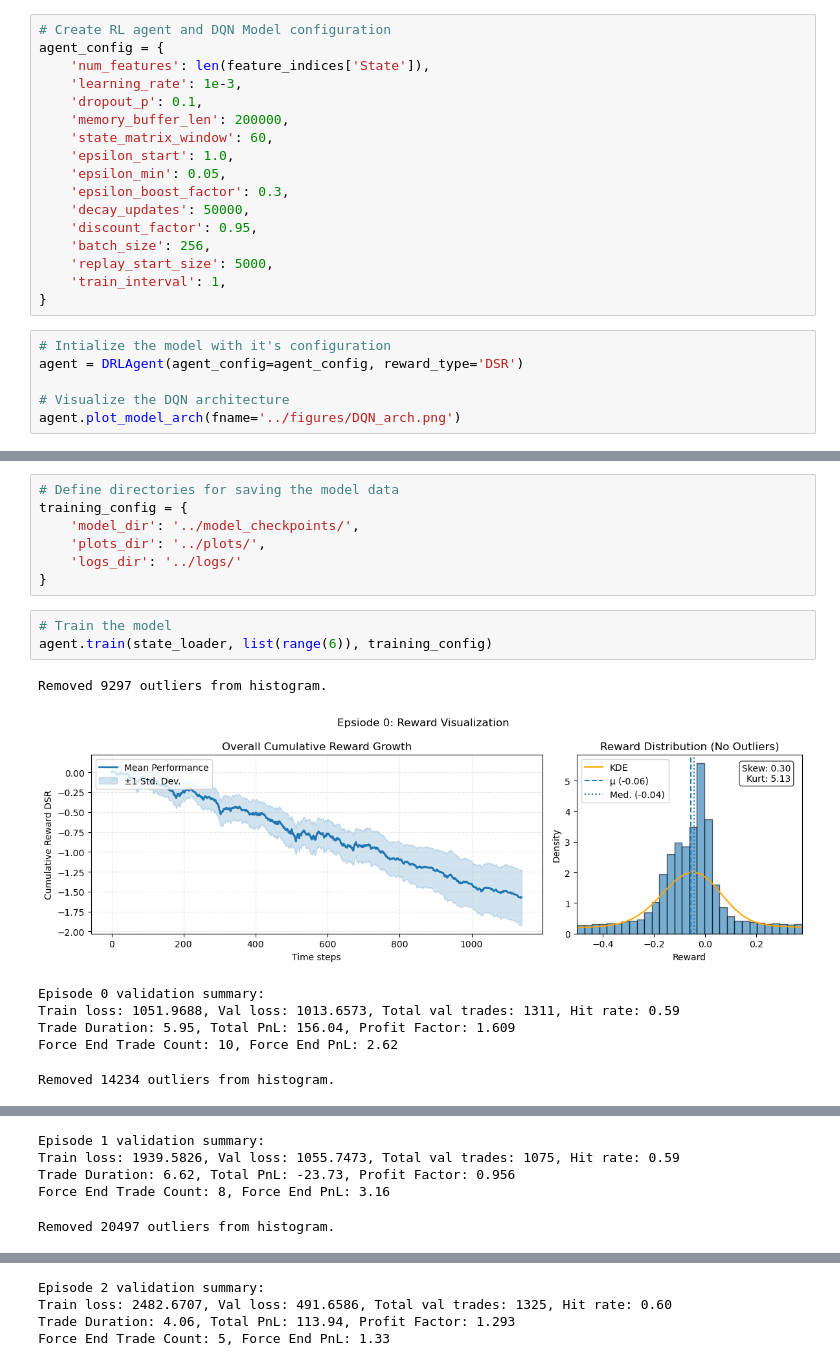
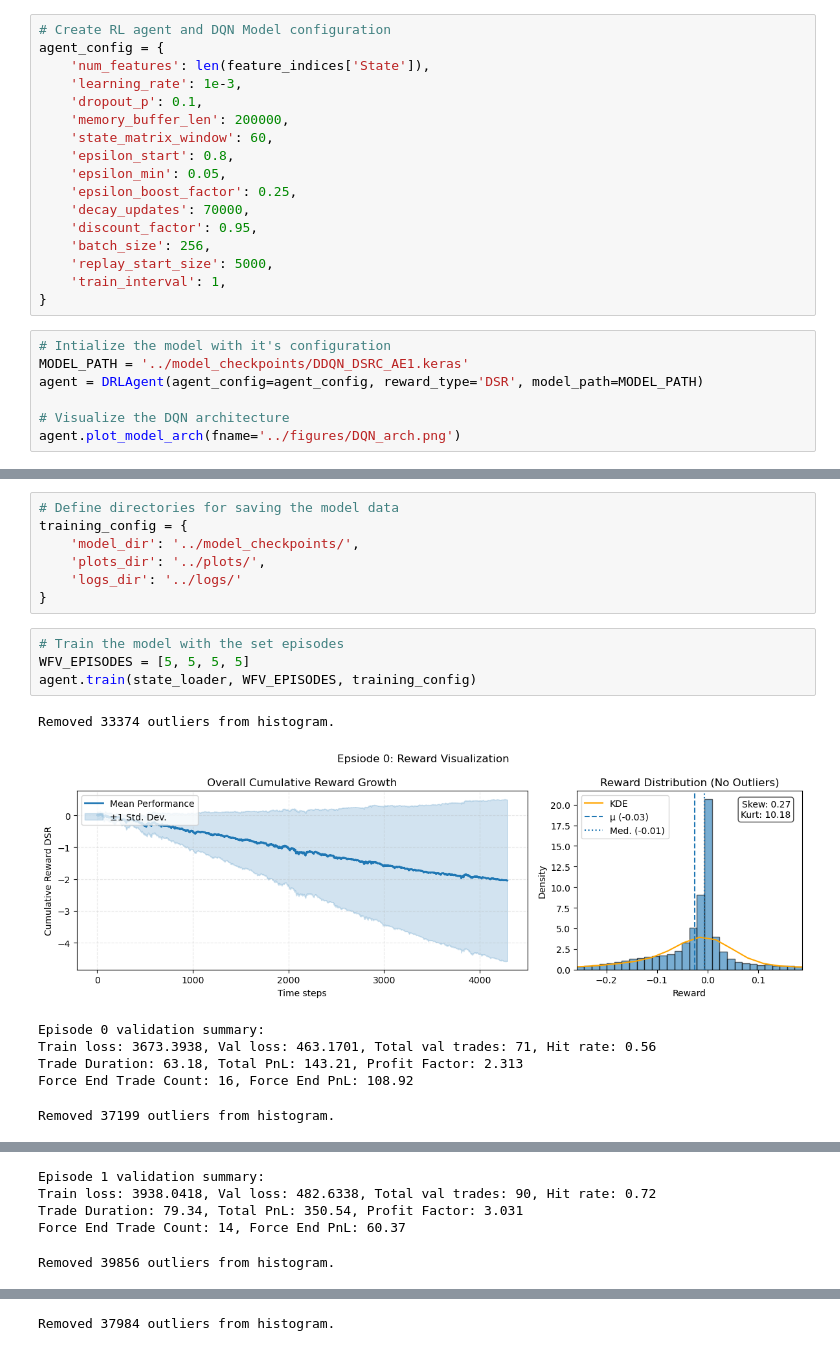
Before and after one commit to shh1v/ReinforceTrader, a Jupyter notebook: notebooks/Training.ipynb, the cells around one changed output, grey strips where cells are left out. Cells and saved outputs as stored; diff of their text form.

Commit message:
Further train on final expanding WFV window a few times

```diff
--- a/notebooks/Training.ipynb
+++ b/notebooks/Training.ipynb
@@ -168,10 +153,10 @@ agent_config = {
     'dropout_p': 0.1,
     'memory_buffer_len': 200000,
     'state_matrix_window': 60,
-    'epsilon_start': 1.0,
+    'epsilon_start': 0.8,
     'epsilon_min': 0.05,
-    'epsilon_boost_factor': 0.3,
-    'decay_updates': 50000,
+    'epsilon_boost_factor': 0.25,
+    'decay_updates': 70000,
     'discount_factor': 0.95,
     'batch_size': 256,
     'replay_start_size': 5000,
@@ -179,7 +164,8 @@ agent_config = {
 }
 # %%
 # Intialize the model with it's configuration
-agent = DRLAgent(agent_config=agent_config, reward_type='DSR')
+MODEL_PATH = '../model_checkpoints/DDQN_DSRC_AE1.keras'
+agent = DRLAgent(agent_config=agent_config, reward_type='DSR', model_path=MODEL_PATH)
 
 # Visualize the DQN architecture
 agent.plot_model_arch(fname='../figures/DQN_arch.png')
@@ -197,13 +184,14 @@ training_config = {
     'logs_dir': '../logs/'
 }
 # %%
-# Train the model
-agent.train(state_loader, list(range(6)), training_config)
+# Train the model with the set episodes
+WFV_EPISODES = [5, 5, 5, 5]
+agent.train(state_loader, WFV_EPISODES, training_config)
 # %% [output]
-Removed 9297 outliers from histogram.
+Removed 33374 outliers from histogram.
-[figure, old version]
+[figure, new version]
 Episode 0 validation summary:
-Train loss: 1051.9688, Val loss: 1013.6573, Total val trades: 1311, Hit rate: 0.59
-Trade Duration: 5.95, Total PnL: 156.04, Profit Factor: 1.609
-Force End Trade Count: 10, Force End PnL: 2.62
+Train loss: 3673.3938, Val loss: 463.1701, Total val trades: 71, Hit rate: 0.56
+Trade Duration: 63.18, Total PnL: 143.21, Profit Factor: 2.313
+Force End Trade Count: 16, Force End PnL: 108.92
-Removed 14234 outliers from histogram.
+Removed 37199 outliers from histogram.
@@ -211,5 +199,5 @@ Removed 14234 outliers from histogram.
 Episode 1 validation summary:
-Train loss: 1939.5826, Val loss: 1055.7473, Total val trades: 1075, Hit rate: 0.59
-Trade Duration: 6.62, Total PnL: -23.73, Profit Factor: 0.956
-Force End Trade Count: 8, Force End PnL: 3.16
+Train loss: 3938.0418, Val loss: 482.6338, Total val trades: 90, Hit rate: 0.72
+Trade Duration: 79.34, Total PnL: 350.54, Profit Factor: 3.031
+Force End Trade Count: 14, Force End PnL: 60.37
-Removed 20497 outliers from histogram.
+Removed 39856 outliers from histogram.
@@ -217,4 +205 @@ Removed 20497 outliers from histogram.
-Episode 2 validation summary:
-Train loss: 2482.6707, Val loss: 491.6586, Total val trades: 1325, Hit rate: 0.60
-Trade Duration: 4.06, Total PnL: 113.94, Profit Factor: 1.293
-Force End Trade Count: 5, Force End PnL: 1.33
+Removed 37984 outliers from histogram.
```
Also changed, not shown: parts of 7 cells of this notebook, 4 other files.
